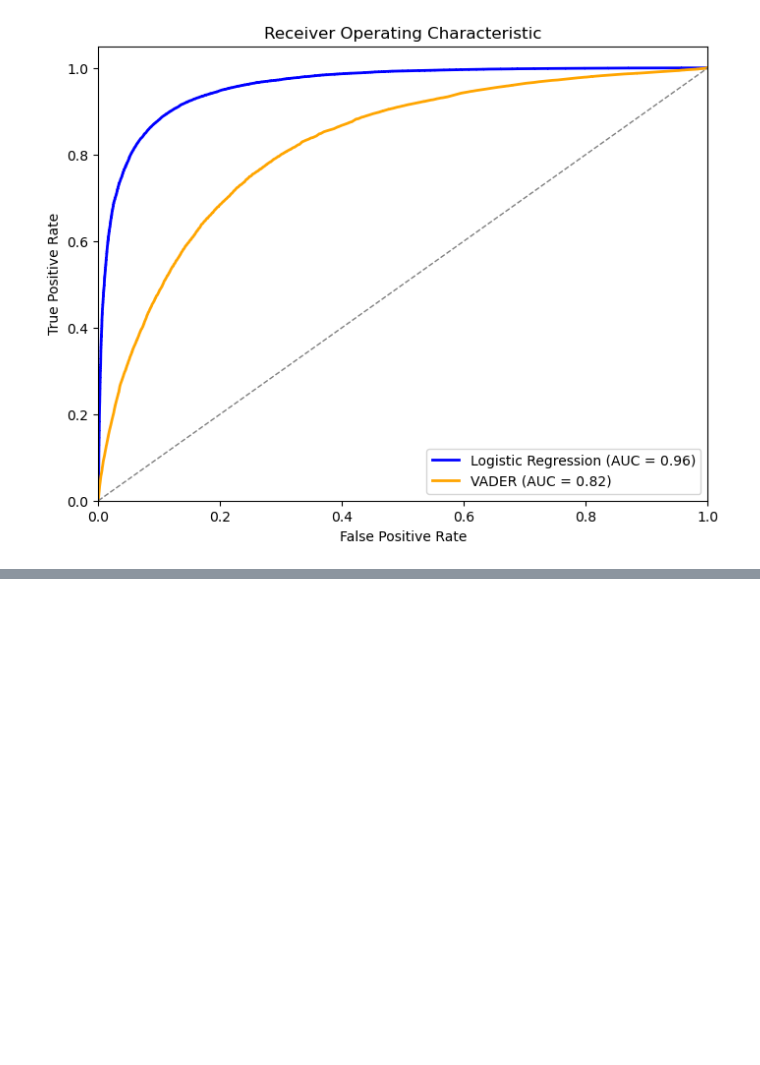
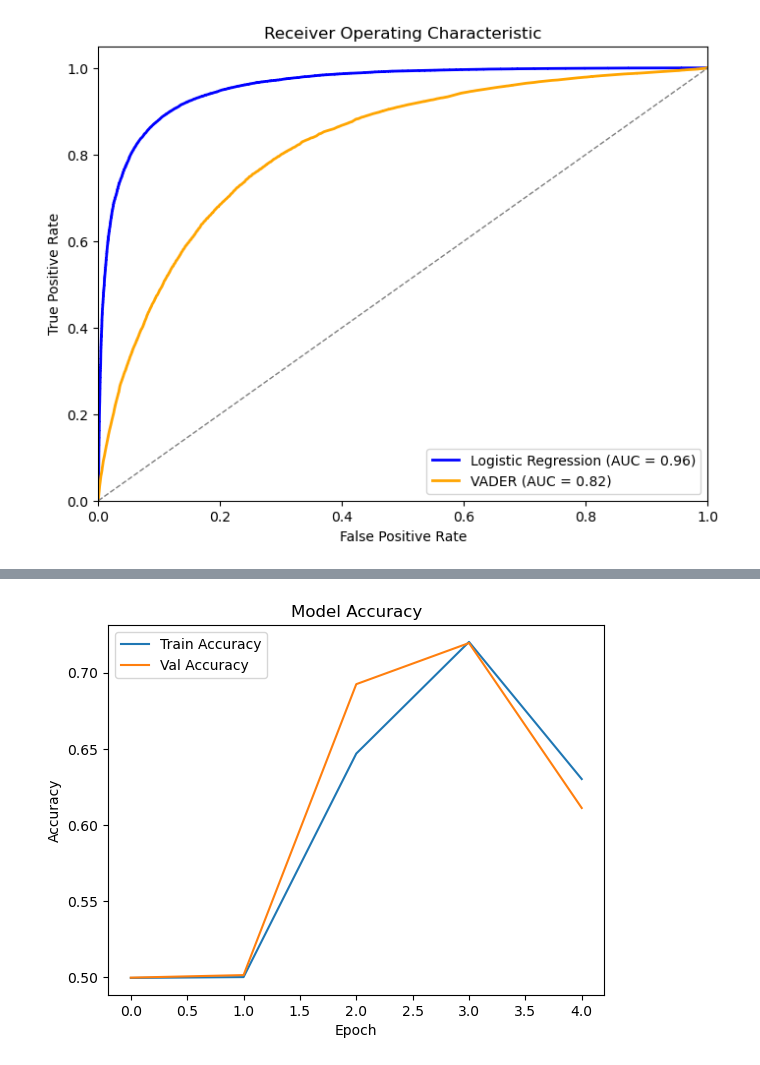
Before and after one commit to dspf1992/SentimentAnalysis, a Jupyter notebook: SentimentAnalysis_Final_Project.ipynb, the cells around one changed output, grey strips where cells are left out. Saved outputs shown, nothing was run; the diff lists cells and outputs as text; code cells hidden in the pictures; blank space fills up the shorter version.

```diff
--- a/SentimentAnalysis_Final_Project.ipynb
+++ b/SentimentAnalysis_Final_Project.ipynb
@@ -708,0 +899,32 @@ Name: proportion, dtype: float64
+# %%
+#Split the Dataset
+from sklearn.model_selection import train_test_split
+import numpy as np
+
+# Features and labels
+X = padded_sequences
+y = np.array(data["sentiment"])
+
+# Train-test split
+X_train, X_test, y_train, y_test = train_test_split(X, y, test_size=0.2, random_state=42)
+# %%
+#Build the LSTM Model
+from tensorflow.keras.models import Sequential
+from tensorflow.keras.layers import Embedding, LSTM, Dense, Dropout
+
+embedding_dim = 64
+
+from tensorflow.keras.layers import Bidirectional
+
+model = Sequential([
+    Embedding(vocab_size, embedding_dim, input_length=max_len),
+    Bidirectional(LSTM(64, return_sequences=False)),
+    Dropout(0.5),
+    Dense(64, activation='relu'),
+    Dense(1, activation='sigmoid')
+])
+
+
+model.compile(loss='binary_crossentropy', optimizer='adam', metrics=['accuracy'])
+
+model.summary()
@@ -708,0 +949,2 @@ Name: proportion, dtype: float64
+# %%
+history = model.fit(X_train, y_train, epochs=15, batch_size=128, validation_split=0.2)
@@ -708,0 +971,12 @@ Name: proportion, dtype: float64
+# %%
+import matplotlib.pyplot as plt
+
+plt.plot(history.history['accuracy'], label='Train Accuracy')
+plt.plot(history.history['val_accuracy'], label='Val Accuracy')
+plt.title('Model Accuracy')
+plt.xlabel('Epoch')
+plt.ylabel('Accuracy')
+plt.legend()
+plt.show()
+# %% [output]
+[figure, added]
```
Also changed, not shown: parts of 22 cells of this notebook.
